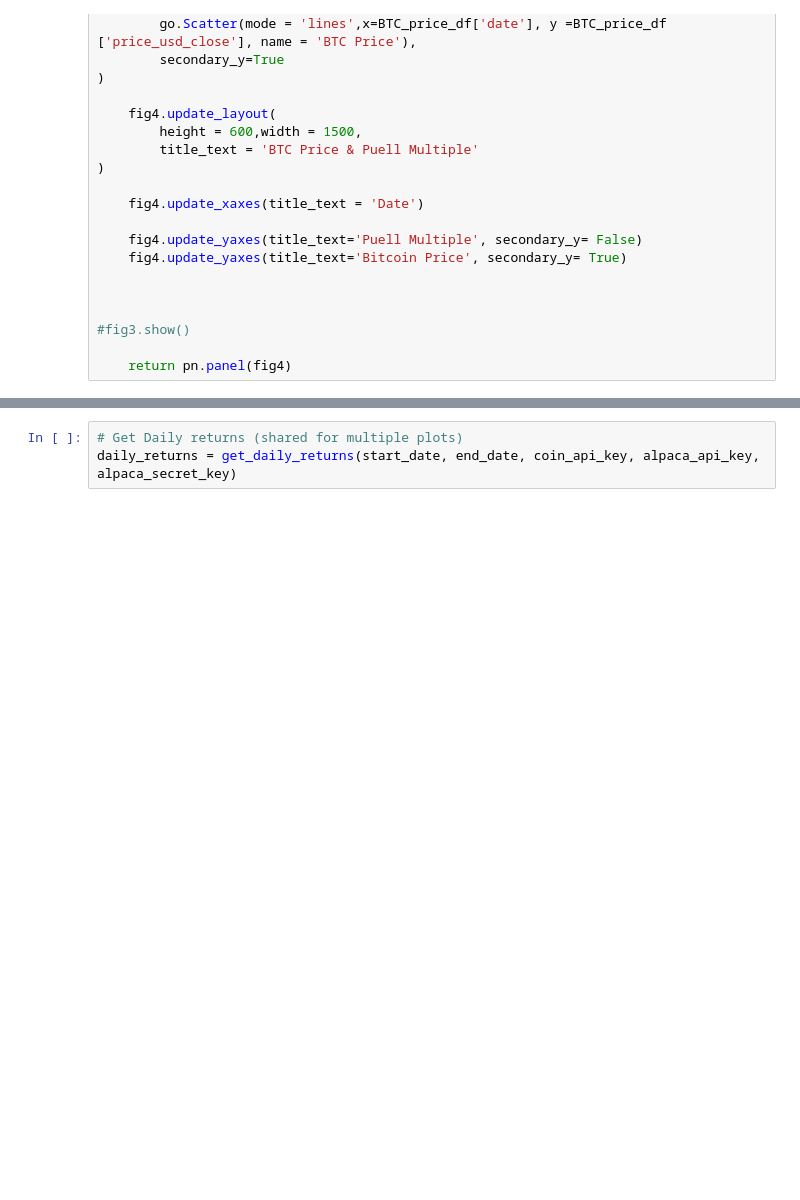
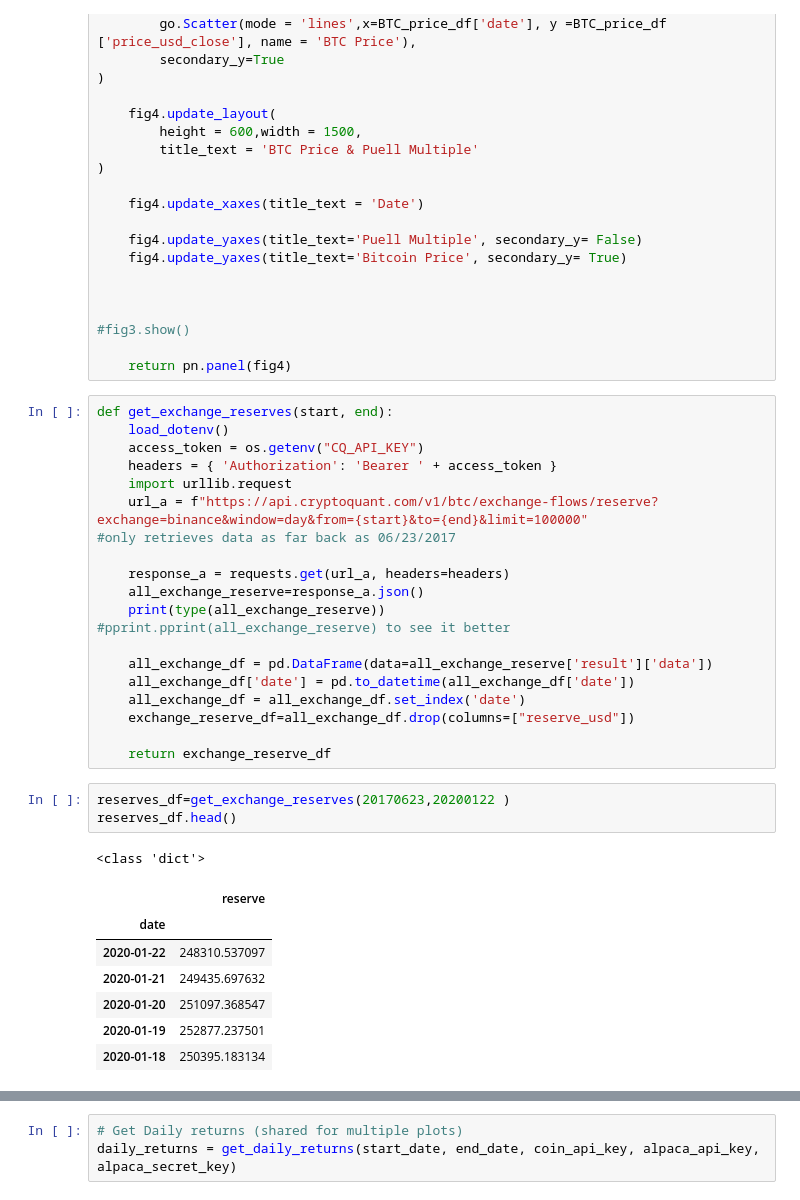
Before and after one commit to nospmah/fintech.group_project, a Jupyter notebook: reports/analysis.ipynb, the cells around one changed output, grey strips where cells are left out. Cells and saved outputs as stored; diff of their text form; blank space fills up the shorter version.

```diff
--- a/reports/analysis.ipynb
+++ b/reports/analysis.ipynb
@@ -488,3 +488,35 @@ def btc_price_puell2():
 #fig3.show()
 
     return pn.panel(fig4)
+# %%
+def get_exchange_reserves(start, end):
+    load_dotenv()
+    access_token = os.getenv("CQ_API_KEY")
+    headers = { 'Authorization': 'Bearer ' + access_token }
+    import urllib.request
+    url_a = f"https://api.cryptoquant.com/v1/btc/exchange-flows/reserve?exchange=binance&window=day&from={start}&to={end}&limit=100000"
+#only retrieves data as far back as 06/23/2017
+
+    response_a = requests.get(url_a, headers=headers)
+    all_exchange_reserve=response_a.json()
+    print(type(all_exchange_reserve))
+#pprint.pprint(all_exchange_reserve) to see it better
+
+    all_exchange_df = pd.DataFrame(data=all_exchange_reserve['result']['data'])
+    all_exchange_df['date'] = pd.to_datetime(all_exchange_df['date'])
+    all_exchange_df = all_exchange_df.set_index('date')
+    exchange_reserve_df=all_exchange_df.drop(columns=["reserve_usd"])
+
+    return exchange_reserve_df
+# %%
+reserves_df=get_exchange_reserves(20170623,20200122 )
+reserves_df.head()
+# %% [output]
+<class 'dict'>
+|  | reserve |
+| date |  |
+| 2020-01-22 | 248310.537097 |
+| 2020-01-21 | 249435.697632 |
+| 2020-01-20 | 251097.368547 |
+| 2020-01-19 | 252877.237501 |
+| 2020-01-18 | 250395.183134 |
```
Also changed, not shown: parts of 11 cells of this notebook, 2 other files.
